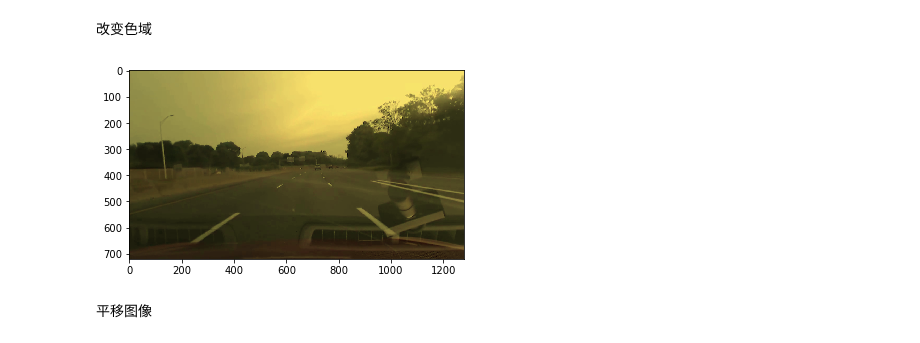
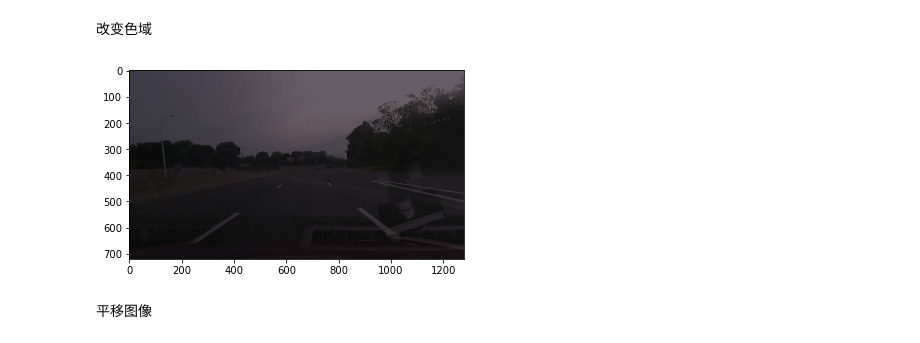
Before and after one commit to gdefenser/MyUdacity, a Jupyter notebook: CourseProjects/MLA_P7_DeepTesla/code.ipynb, the cells around one changed output. Drawn from its saved outputs; the diff is of its cells as text; code cells hidden in the pictures.

```diff
--- a/CourseProjects/MLA_P7_DeepTesla/code.ipynb
+++ b/CourseProjects/MLA_P7_DeepTesla/code.ipynb
@@ -95,11 +101,17 @@ Wheel of frame 1173 : 4.5
 # %% [markdown]
 改变色域
 # %%
+def change_color_space(img):
+    img = cv2.cvtColor(img, cv2.COLOR_BGR2HSV)
+    img[:, :, 2] = img[:, :, 2] *np.random.uniform(0.1,1)
+    return cv2.cvtColor(img, cv2.COLOR_HSV2RGB)
+
 sample_img=utils.imread(utils.join_dir(params.parent_path+'/images/img','frame_1173.jpg'))
-sample_img=processor.change_color_space(sample_img)
+#sample_img=processor.change_color_space(sample_img)
+sample_img=change_color_space(sample_img)
 show_img(sample_img)
 # %% [output]
-[figure, old version]
+[figure, new version]
 # %% [markdown]
 平移图像
 # %%
```
Also changed, not shown: parts of 25 cells of this notebook, 6 other files.
